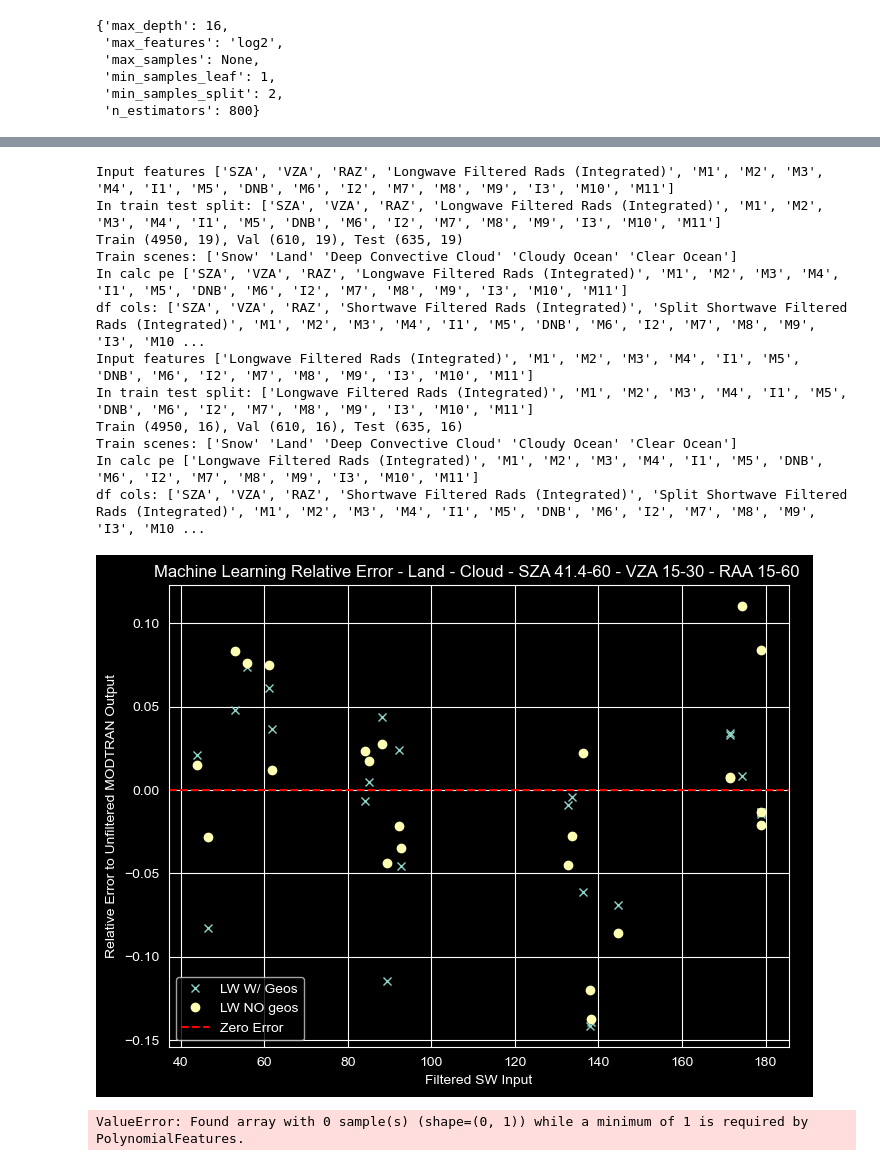
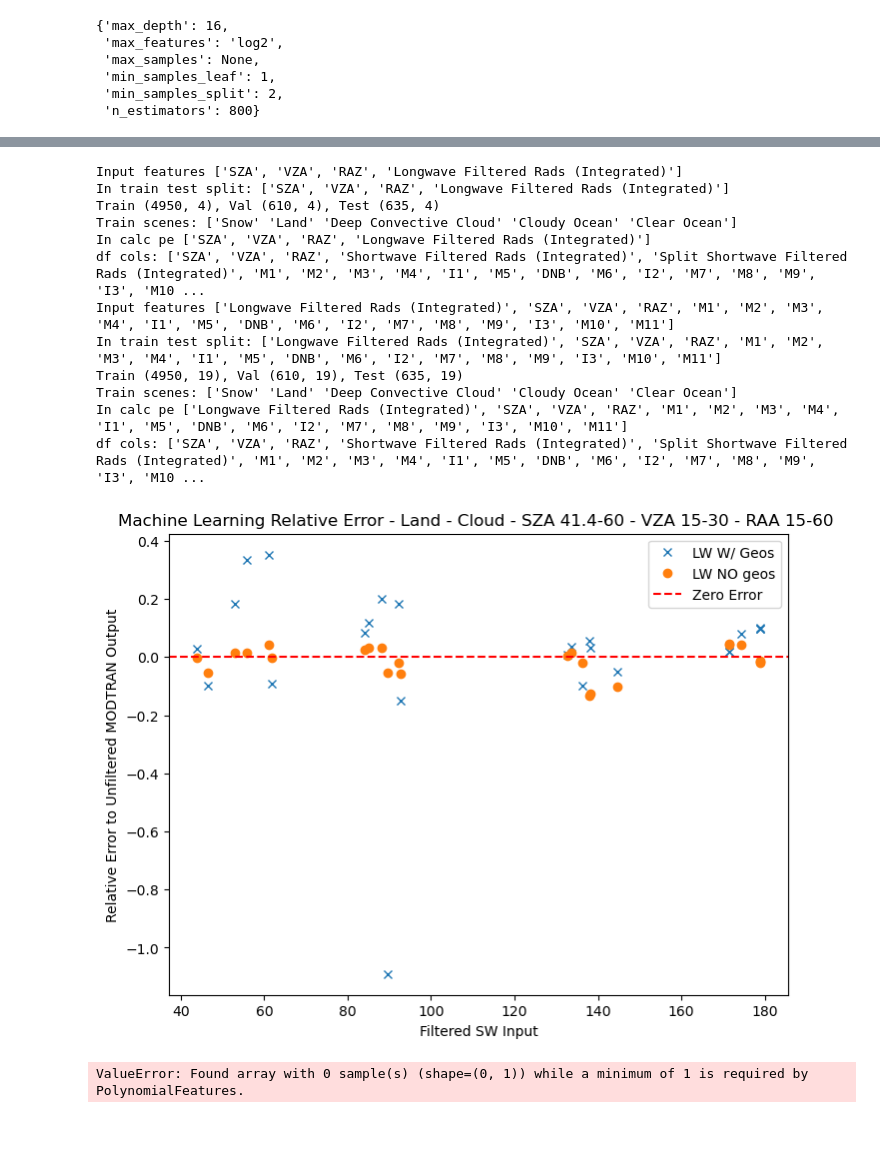
Before and after one commit to LASP-Libera/libera_unfiltering, a Jupyter notebook: nb_pt1.ipynb, the cells around one changed output, grey strips where cells are left out. Saved outputs shown, nothing was run; the diff lists cells and outputs as text; code cells hidden in the pictures; blank space fills up the shorter version.

```diff
--- a/nb_pt1.ipynb
+++ b/nb_pt1.ipynb
@@ -2382,38 +2411,34 @@ df cols: ['SZA', 'VZA', 'RAZ', 'Shortwave Filtered Rads (Integrated)', 'Split Sh
 # %%
 lw_bm_with_geos = test_viirs_bands_refit(all_dataset, v=True, viirs_bands=True, is_sw=False,
-                                 input_features=['SZA', 'VZA', 'RAZ','Longwave Filtered Rads (Integrated)',
+                                 input_features=['SZA', 'VZA', 'RAZ','Longwave Filtered Rads (Integrated)'],  best_params=lw_best, use_groups=True)
+
+lw_bm_with_bands_pe = calculate_pe(matt_test_data, ['SZA', 'VZA', 'RAZ','Longwave Filtered Rads (Integrated)'], lw_bm_with_geos['Final_Model'], is_sw=False)
+
+
+lw_bm_no_geos = test_viirs_bands_refit(all_dataset, v=True, viirs_bands=True, is_sw=False,
+                                 input_features=['Longwave Filtered Rads (Integrated)','SZA', 'VZA', 'RAZ',
                                                        'M1', 'M2','M3', 'M4', 'I1', 'M5', 'DNB', 'M6', 'I2', 'M7',
                                                        'M8', 'M9', 'I3', 'M10', 'M11'],  best_params=lw_best, use_groups=True)
 
-lw_bm_with_bands_pe = calculate_pe(matt_test_data, ['SZA', 'VZA', 'RAZ','Longwave Filtered Rads (Integrated)',
-                                        'M1', 'M2','M3', 'M4', 'I1', 'M5', 'DNB', 'M6', 'I2', 'M7',
-                                        'M8', 'M9', 'I3', 'M10', 'M11'], lw_bm_with_geos['Final_Model'], is_sw=False)
-
-
-lw_bm_no_geos = test_viirs_bands_refit(all_dataset, v=True, viirs_bands=True, is_sw=False,
-                                 input_features=['Longwave Filtered Rads (Integrated)',
-                                                       'M1', 'M2','M3', 'M4', 'I1', 'M5', 'DNB', 'M6', 'I2', 'M7',
-                                                       'M8', 'M9', 'I3', 'M10', 'M11'],  best_params=lw_best, use_groups=True)
-
-lw_bm_no_bands_pe = calculate_pe(matt_test_data, ['Longwave Filtered Rads (Integrated)',
+lw_bm_no_bands_pe = calculate_pe(matt_test_data, ['Longwave Filtered Rads (Integrated)', 'SZA', 'VZA', 'RAZ',
                                         'M1', 'M2','M3', 'M4', 'I1', 'M5', 'DNB', 'M6', 'I2', 'M7',
                                         'M8', 'M9', 'I3', 'M10', 'M11'], lw_bm_no_geos['Final_Model'], is_sw=False)
 
 display_pe(sw_input, lw_bm_with_bands_pe, lw_bm_no_bands_pe, "LW W/ Geos", "LW NO geos")
 # %% [output]
-Input features ['SZA', 'VZA', 'RAZ', 'Longwave Filtered Rads (Integrated)', 'M1', 'M2', 'M3', 'M4', 'I1', 'M5', 'DNB', 'M6', 'I2', 'M7', 'M8', 'M9', 'I3', 'M10', 'M11']
-In train test split: ['SZA', 'VZA', 'RAZ', 'Longwave Filtered Rads (Integrated)', 'M1', 'M2', 'M3', 'M4', 'I1', 'M5', 'DNB', 'M6', 'I2', 'M7', 'M8', 'M9', 'I3', 'M10', 'M11']
+Input features ['SZA', 'VZA', 'RAZ', 'Longwave Filtered Rads (Integrated)']
+In train test split: ['SZA', 'VZA', 'RAZ', 'Longwave Filtered Rads (Integrated)']
+Train (4950, 4), Val (610, 4), Test (635, 4)
+Train scenes: ['Snow' 'Land' 'Deep Convective Cloud' 'Cloudy Ocean' 'Clear Ocean']
+In calc pe ['SZA', 'VZA', 'RAZ', 'Longwave Filtered Rads (Integrated)']
+df cols: ['SZA', 'VZA', 'RAZ', 'Shortwave Filtered Rads (Integrated)', 'Split Shortwave Filtered Rads (Integrated)', 'M1', 'M2', 'M3', 'M4', 'I1', 'M5', 'DNB', 'M6', 'I2', 'M7', 'M8', 'M9', 'I3', 'M10 ...
+Input features ['Longwave Filtered Rads (Integrated)', 'SZA', 'VZA', 'RAZ', 'M1', 'M2', 'M3', 'M4', 'I1', 'M5', 'DNB', 'M6', 'I2', 'M7', 'M8', 'M9', 'I3', 'M10', 'M11']
+In train test split: ['Longwave Filtered Rads (Integrated)', 'SZA', 'VZA', 'RAZ', 'M1', 'M2', 'M3', 'M4', 'I1', 'M5', 'DNB', 'M6', 'I2', 'M7', 'M8', 'M9', 'I3', 'M10', 'M11']
 Train (4950, 19), Val (610, 19), Test (635, 19)
 Train scenes: ['Snow' 'Land' 'Deep Convective Cloud' 'Cloudy Ocean' 'Clear Ocean']
-In calc pe ['SZA', 'VZA', 'RAZ', 'Longwave Filtered Rads (Integrated)', 'M1', 'M2', 'M3', 'M4', 'I1', 'M5', 'DNB', 'M6', 'I2', 'M7', 'M8', 'M9', 'I3', 'M10', 'M11']
+In calc pe ['Longwave Filtered Rads (Integrated)', 'SZA', 'VZA', 'RAZ', 'M1', 'M2', 'M3', 'M4', 'I1', 'M5', 'DNB', 'M6', 'I2', 'M7', 'M8', 'M9', 'I3', 'M10', 'M11']
 df cols: ['SZA', 'VZA', 'RAZ', 'Shortwave Filtered Rads (Integrated)', 'Split Shortwave Filtered Rads (Integrated)', 'M1', 'M2', 'M3', 'M4', 'I1', 'M5', 'DNB', 'M6', 'I2', 'M7', 'M8', 'M9', 'I3', 'M10 ...
-Input features ['Longwave Filtered Rads (Integrated)', 'M1', 'M2', 'M3', 'M4', 'I1', 'M5', 'DNB', 'M6', 'I2', 'M7', 'M8', 'M9', 'I3', 'M10', 'M11']
-In train test split: ['Longwave Filtered Rads (Integrated)', 'M1', 'M2', 'M3', 'M4', 'I1', 'M5', 'DNB', 'M6', 'I2', 'M7', 'M8', 'M9', 'I3', 'M10', 'M11']
-Train (4950, 16), Val (610, 16), Test (635, 16)
-Train scenes: ['Snow' 'Land' 'Deep Convective Cloud' 'Cloudy Ocean' 'Clear Ocean']
-In calc pe ['Longwave Filtered Rads (Integrated)', 'M1', 'M2', 'M3', 'M4', 'I1', 'M5', 'DNB', 'M6', 'I2', 'M7', 'M8', 'M9', 'I3', 'M10', 'M11']
-df cols: ['SZA', 'VZA', 'RAZ', 'Shortwave Filtered Rads (Integrated)', 'Split Shortwave Filtered Rads (Integrated)', 'M1', 'M2', 'M3', 'M4', 'I1', 'M5', 'DNB', 'M6', 'I2', 'M7', 'M8', 'M9', 'I3', 'M10 ...
-[figure, old version]
+[figure, new version]
 # %%
 compare_global_vs_bin_fit_interactive(
     land_clear,
```
Also changed, not shown: parts of 8 cells of this notebook, 1 other file.
